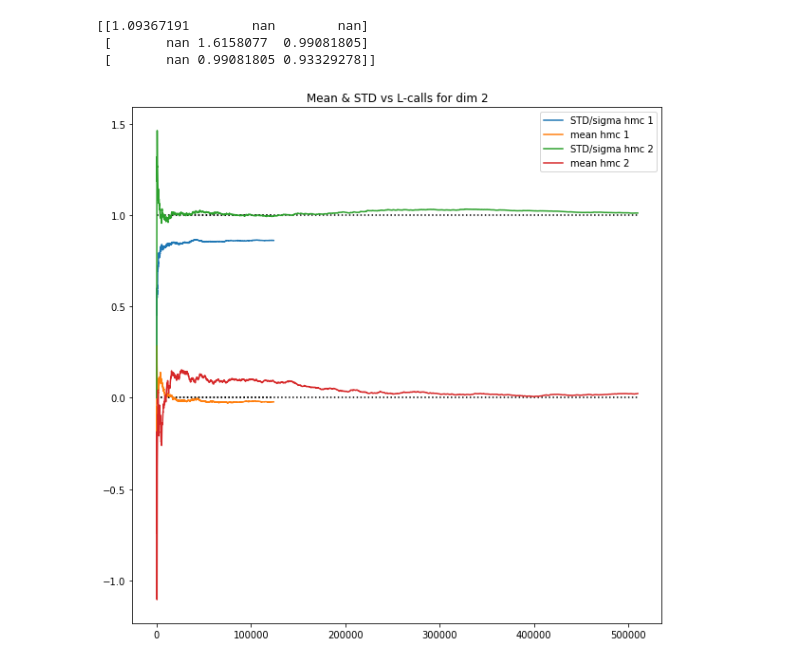
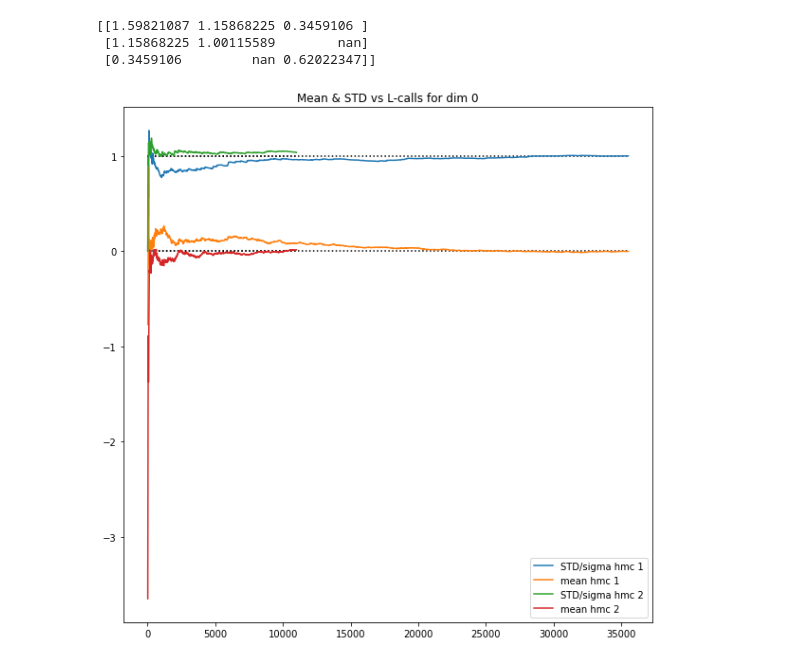
Before and after one commit to Orion-51/jax-cosmo-paper, a Jupyter notebook: notebooks/rhys_v3.ipynb, the cells around one changed output. Drawn from its saved outputs; the diff is of its cells as text; code cells hidden in the pictures.

```diff
--- a/notebooks/rhys_v3.ipynb
+++ b/notebooks/rhys_v3.ipynb
@@ -39,6 +39,6 @@ def run_hmc(n_it, hmc, cov, burnin):
     sampler = hmc.HMC(mock_posterior_and_gradient, cov, limits)
     # first sample starts at fid
     fid_params  = np.zeros(nparam)
-    results = sampler.NUTS(fid_params, 0.6, n_it, burnin)
+    results = sampler.NUTS(fid_params, 0.5, n_it, burnin)
 
     return sampler
@@ -58,12 +58,14 @@ def run_hmc2(n_it, epsilon, hmc, spit, cov):
 # %%
-nit = 10000
-burnin = 1000
+nit = 1000
+burnin = 5000
 
 start = time.time()
 chain = run_hmc(nit, hmc, cov, burnin)
-print("%.2f" %(time.time()-start))
+print("Total time to run is %.2f s" %(time.time()-start))
+print("")
 
 start = time.time()
-chain2 = run_hmc2(nit, 0.02, hmc2, 50, cov)
-print("%.2f" %(time.time()-start))
+#chain2 = run_hmc(nit, hmc, cov, burnin)
+chain2 = run_hmc2(nit, 0.2, hmc2, 10, cov)
+print("Total time to run is %.2f s" %(time.time()-start))
 # %% [output]
@@ -138,11 +140,11 @@ def plot_conv(trace,dim,botlim,toplim, hmc, cov, calls):
 # %%
 print(np.sqrt(cov))
 
-plot_conv(trace,2,-1,1.5,1, cov, calls)
-plot_conv(trace2,2,-1,1.5,2, cov, calls2)
+plot_conv(trace,0,-1,1.5,1, cov, calls)
+plot_conv(trace2,0,-1,1.5,2, cov, calls2)
 plt.show()
 # %% [output]
-[[1.09367191        nan        nan]
- [       nan 1.6158077  0.99081805]
- [       nan 0.99081805 0.93329278]]
+[[1.59821087 1.15868225 0.3459106 ]
+ [1.15868225 1.00115589        nan]
+ [0.3459106         nan 0.62022347]]
-[figure, old version]
+[figure, new version]
```
Also changed, not shown: parts of 6 cells of this notebook, 3 other files.
